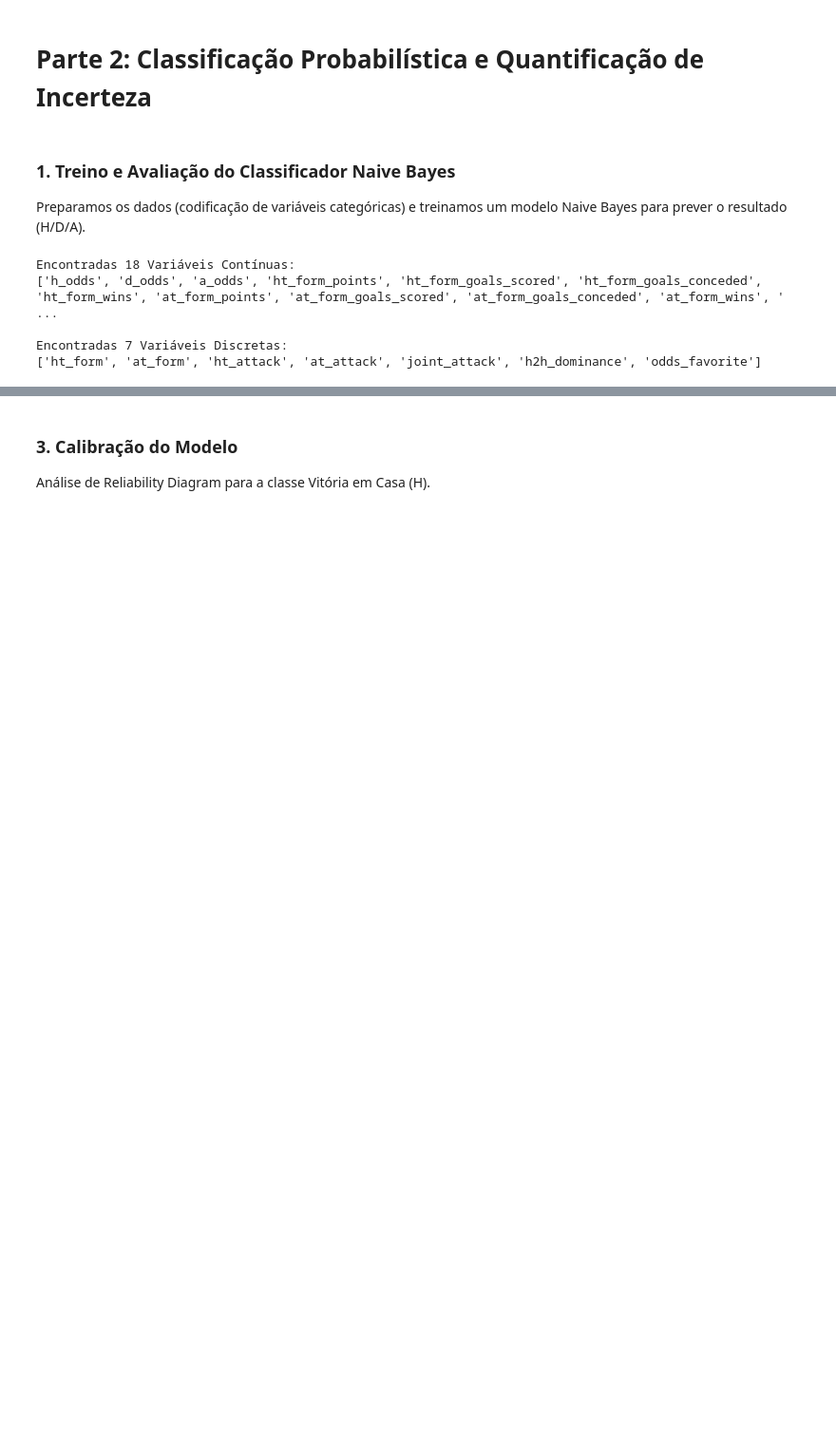
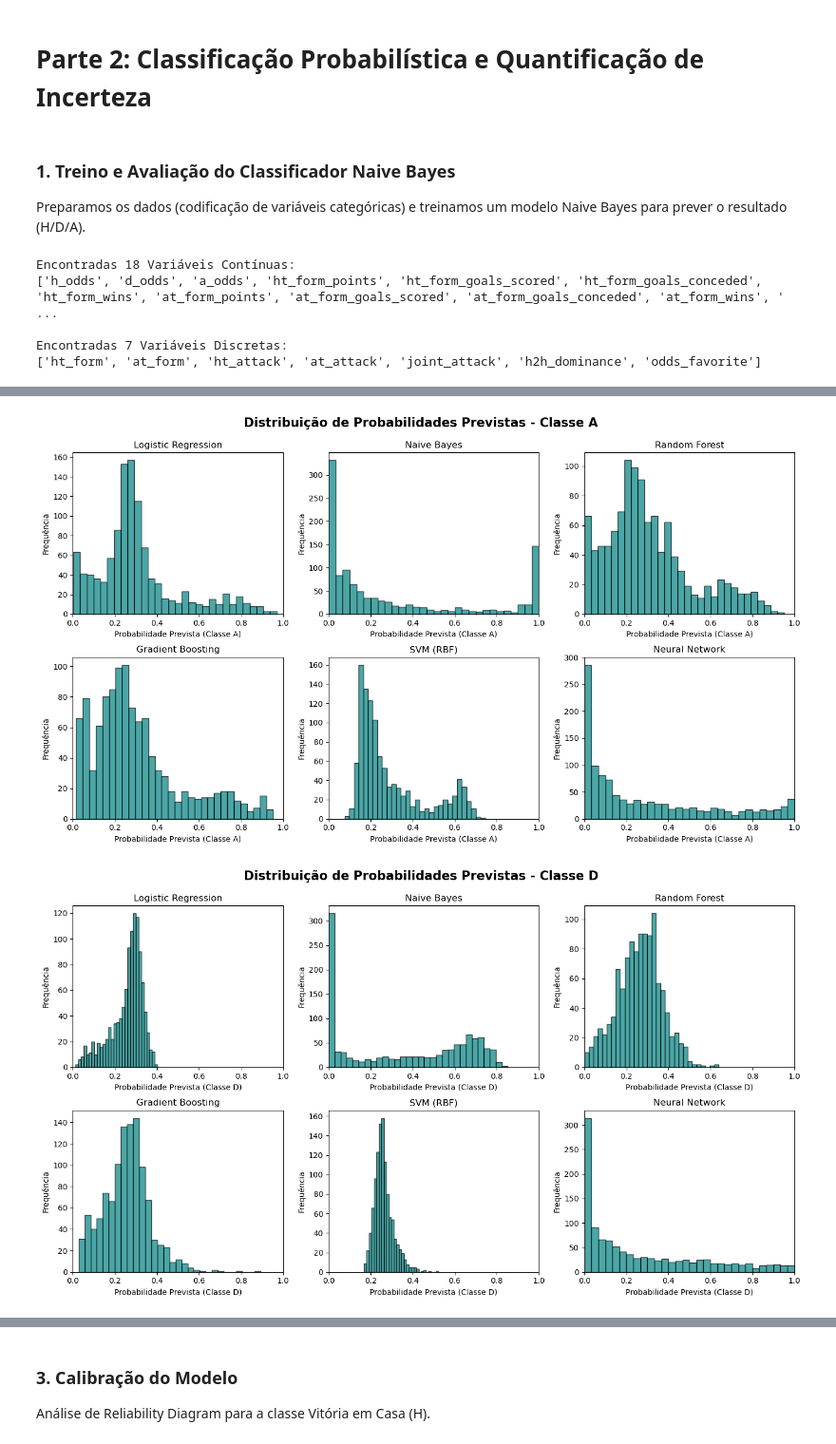
Before and after one commit to franciscamateusPt05/Modelo-Probab-listico-de-Previs-o-de-resultados-de-Futebol-liga-Portuguesa, a Jupyter notebook: projeto.ipynb, the cells around one changed output, grey strips where cells are left out. Shown at 95% size. Saved outputs shown, nothing was run; the diff lists cells and outputs as text; code cells hidden in the pictures; blank space fills up the shorter version.

```diff
--- a/projeto.ipynb
+++ b/projeto.ipynb
@@ -461,0 +463,37 @@ weighted avg       0.53      0.47      0.48      1117
+# %%
+import matplotlib.pyplot as plt
+
+# 1. Descobrir as classes disponíveis (usando o primeiro modelo como referência)
+primeiro_modelo = list(classifiers.values())[0]
+classes = primeiro_modelo.classes_
+
+# 2. Iterar sobre cada classe para criar um gráfico 2x3 independente
+for class_idx, class_label in enumerate(classes):
+
+    # Criar a grelha 2x3 para a classe atual
+    fig, axes = plt.subplots(2, 3, figsize=(14, 8))
+    axes = axes.flatten()
+
+    # Adicionar um título geral à figura
+    fig.suptitle(f'Distribuição de Probabilidades Previstas - Classe {class_label}', fontsize=16, fontweight='bold')
+
+    for idx, (name, clf) in enumerate(classifiers.items()):
+        # Extrair as probabilidades apenas para a classe atual (class_idx)
+        # NOTA: Usar X_test_scaled em vez de X_test!
+        probs = clf.predict_proba(X_test_scaled)[:, class_idx]
+
+        axes[idx].hist(probs, bins=30, edgecolor='black', alpha=0.7, color='teal')
+        axes[idx].set_xlabel(f'Probabilidade Prevista (Classe {class_label})')
+        axes[idx].set_ylabel('Frequência')
+        axes[idx].set_title(f'{name}')
+
+        # Fixar o eixo X entre 0 e 1, dado que estamos a falar de probabilidades
+        axes[idx].set_xlim(0, 1)
+
+    plt.tight_layout()
+    # Ajustar o topo para garantir que o título principal não sobrepõe os gráficos
+    plt.subplots_adjust(top=0.90)
+    plt.show()
+# %% [output]
+[figure, added]
+[figure, added]
```
Also changed, not shown: parts of 33 cells of this notebook.
